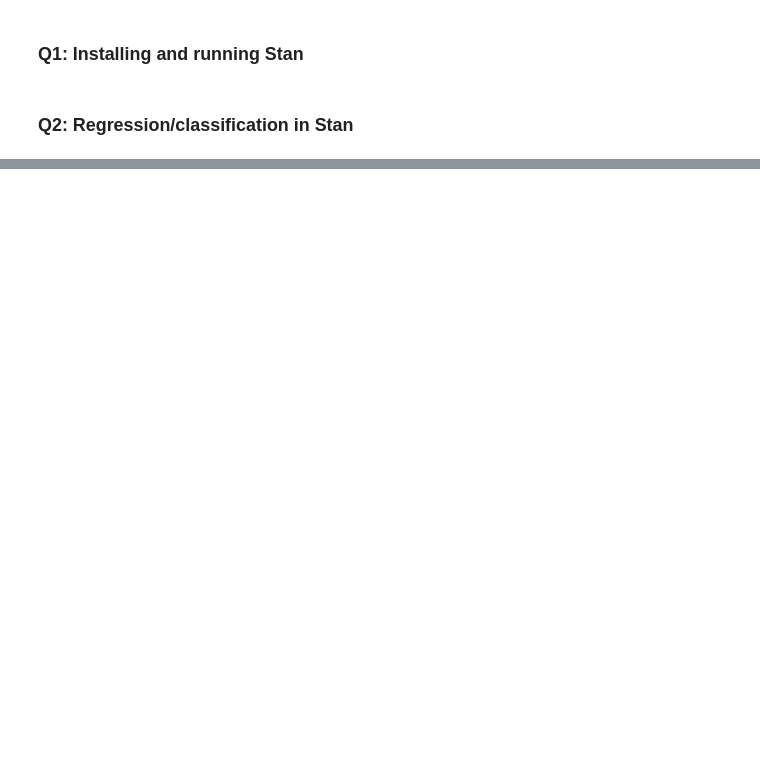
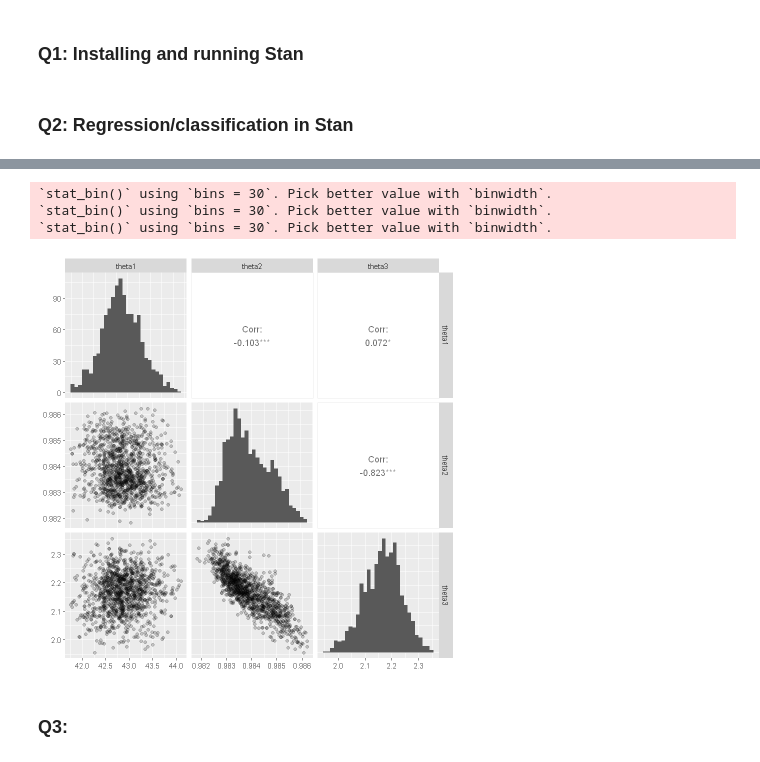
Before and after one commit to junsongt/STAT447, a Jupyter notebook: Exercise 07/exercise-7.ipynb, the cells around one changed output, grey strips where cells are left out. Drawn from its saved outputs; the diff is of its cells as text; code cells hidden in the pictures; blank space fills up the shorter version.

```diff
--- a/Exercise 07/exercise-7.ipynb
+++ b/Exercise 07/exercise-7.ipynb
@@ -52 +60,23 @@ Chain 1:                4.218 seconds (Total)
 Chain 1:
+# %%
+samples = extract(fit)
+theta1_samples = samples$theta1
+theta2_samples = samples$theta2
+theta3_samples = samples$theta3
+theta_samples = data.frame(theta1 = theta1_samples, theta2 = theta2_samples, theta3 = theta3_samples)
+# %%
+library(GGally)
+library(ggplot2)
+
+ggpairs(theta_samples,
+        lower = list(continuous = wrap("points", alpha = 0.2)),
+        diag = list(continuous = "barDiag"),
+        upper = list(continuous = "cor"),
+)
+# %% [output]
+`stat_bin()` using `bins = 30`. Pick better value with `binwidth`.
+`stat_bin()` using `bins = 30`. Pick better value with `binwidth`.
+`stat_bin()` using `bins = 30`. Pick better value with `binwidth`.
+[figure, added]
+# %% [markdown]
+### Q3:
```
Also changed, not shown: parts of 3 cells of this notebook, 2 other files.
